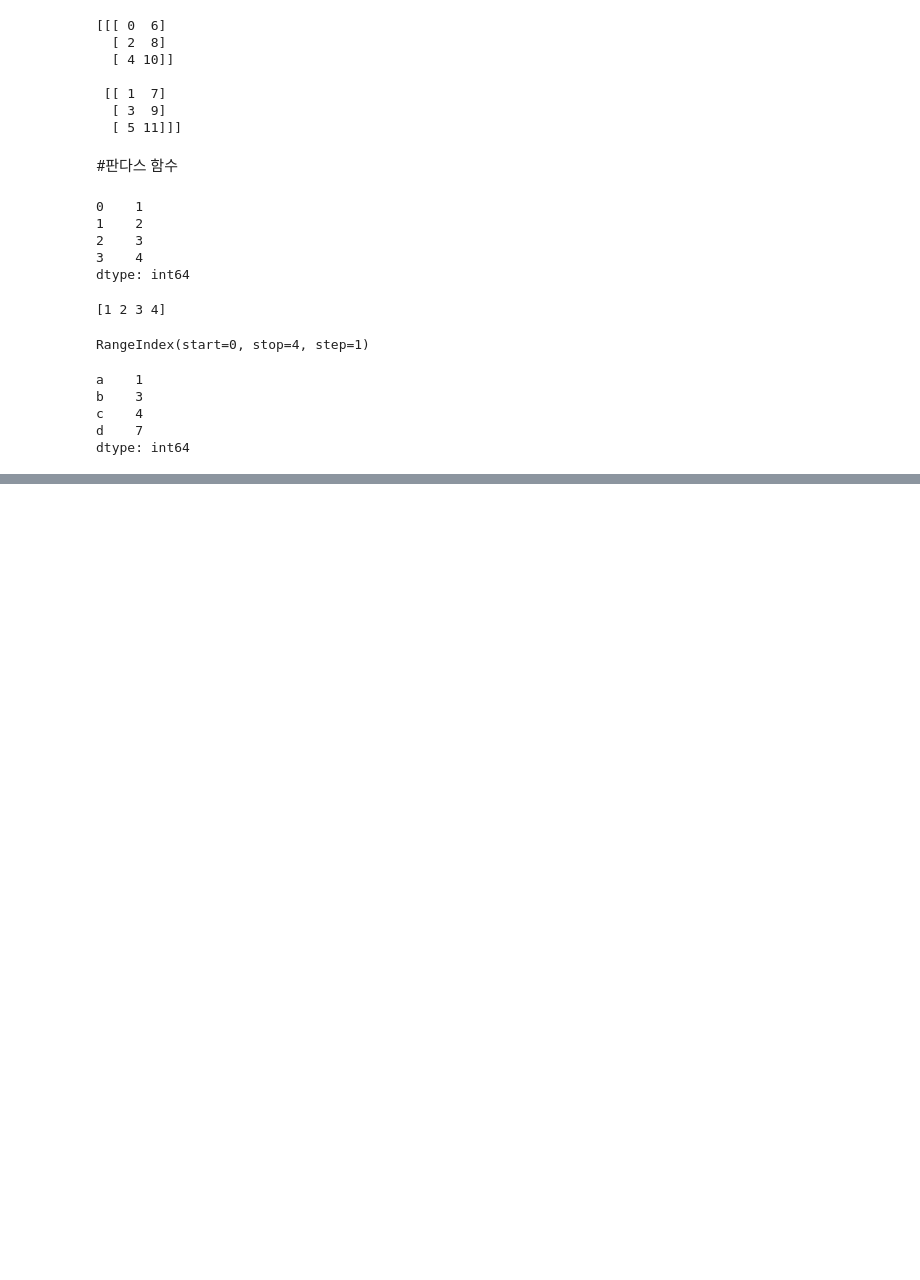
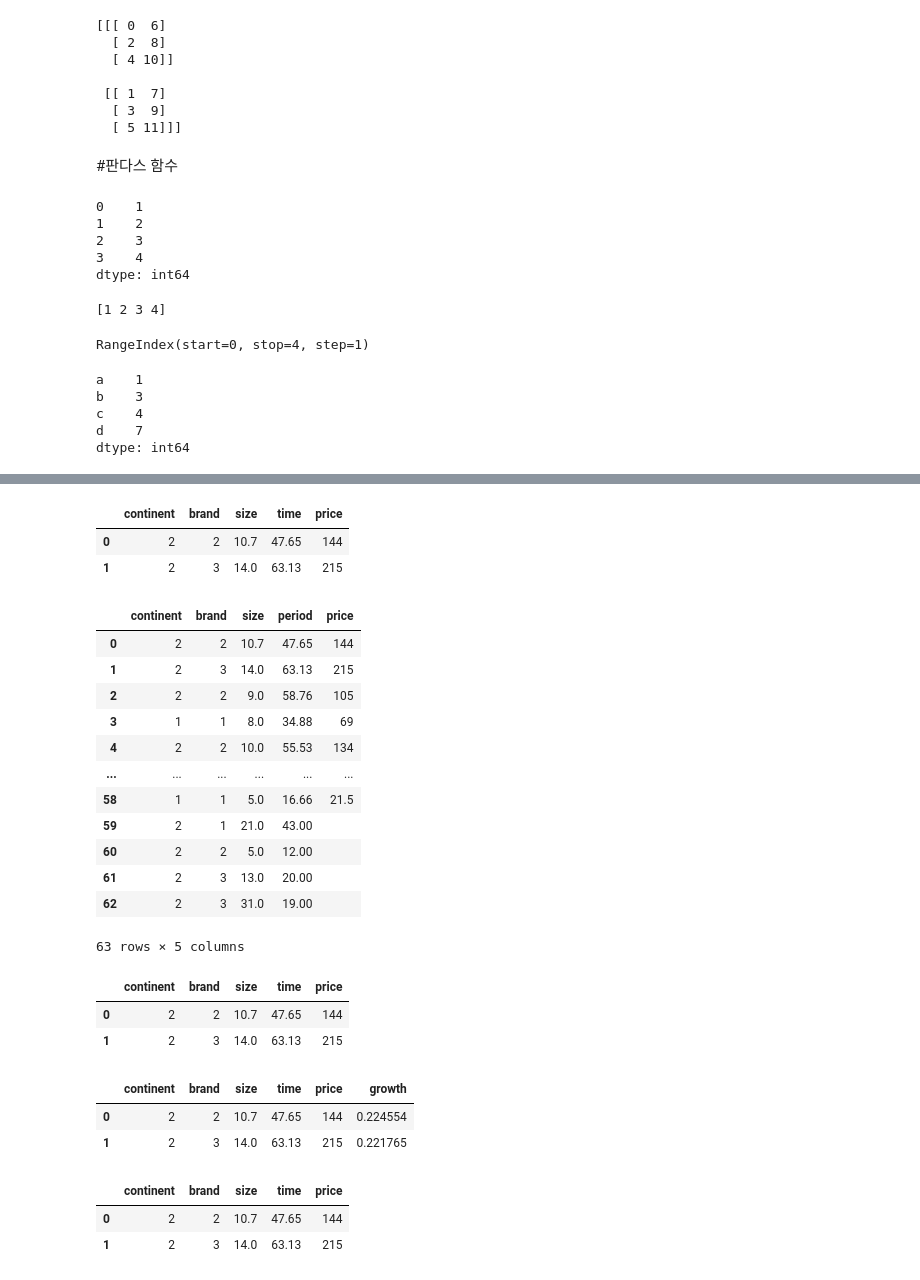
Before and after one commit to holdenkim/BBGS_2nd, a Jupyter notebook: BBGS_2_part1.ipynb, the cells around one changed output, grey strips where cells are left out. Cells and saved outputs as stored; diff of their text form; code cells hidden in the pictures; blank space fills up the shorter version.

```diff
--- a/BBGS_2_part1.ipynb
+++ b/BBGS_2_part1.ipynb
@@ -270,0 +407,2 @@ dtype: int64
+# %%
+df_columns = df.copy()
@@ -270,0 +424,30 @@ dtype: int64
+# %%
+df_columns.rename(columns={'period':'time'}, inplace=True)
+# %%
+df_columns.head(2)
+# %% [output]
+|  | continent | brand | size | time | price |
+| 0 | 2 | 2 | 10.7 | 47.65 | 144 |
+| 1 | 2 | 3 | 14.0 | 63.13 | 215 |
+# %%
+df_columns.rename(columns={'time':'period'}, inplace=False)
+# %% [output]
+|  | continent | brand | size | period | price |
+| 0 | 2 | 2 | 10.7 | 47.65 | 144 |
+| 1 | 2 | 3 | 14.0 | 63.13 | 215 |
+| 2 | 2 | 2 | 9.0 | 58.76 | 105 |
+| 3 | 1 | 1 | 8.0 | 34.88 | 69 |
+| 4 | 2 | 2 | 10.0 | 55.53 | 134 |
+| ... | ... | ... | ... | ... | ... |
+| 58 | 1 | 1 | 5.0 | 16.66 | 21.5 |
+| 59 | 2 | 1 | 21.0 | 43.00 |  |
+| 60 | 2 | 2 | 5.0 | 12.00 |  |
+| 61 | 2 | 3 | 13.0 | 20.00 |  |
+| 62 | 2 | 3 | 31.0 | 19.00 |  |
+63 rows × 5 columns
+# %%
+df_columns.head(2)
+# %% [output]
+|  | continent | brand | size | time | price |
+| 0 | 2 | 2 | 10.7 | 47.65 | 144 |
+| 1 | 2 | 3 | 14.0 | 63.13 | 215 |
@@ -270,0 +456,6 @@ dtype: int64
+# %%
+df_columns.head(2)
+# %% [output]
+|  | continent | brand | size | time | price | growth |
+| 0 | 2 | 2 | 10.7 | 47.65 | 144 | 0.224554 |
+| 1 | 2 | 3 | 14.0 | 63.13 | 215 | 0.221765 |
@@ -270,0 +464,6 @@ dtype: int64
+# %%
+df_columns.head(2)
+# %% [output]
+|  | continent | brand | size | time | price |
+| 0 | 2 | 2 | 10.7 | 47.65 | 144 |
+| 1 | 2 | 3 | 14.0 | 63.13 | 215 |
```
Also changed, not shown: parts of 35 cells of this notebook.
